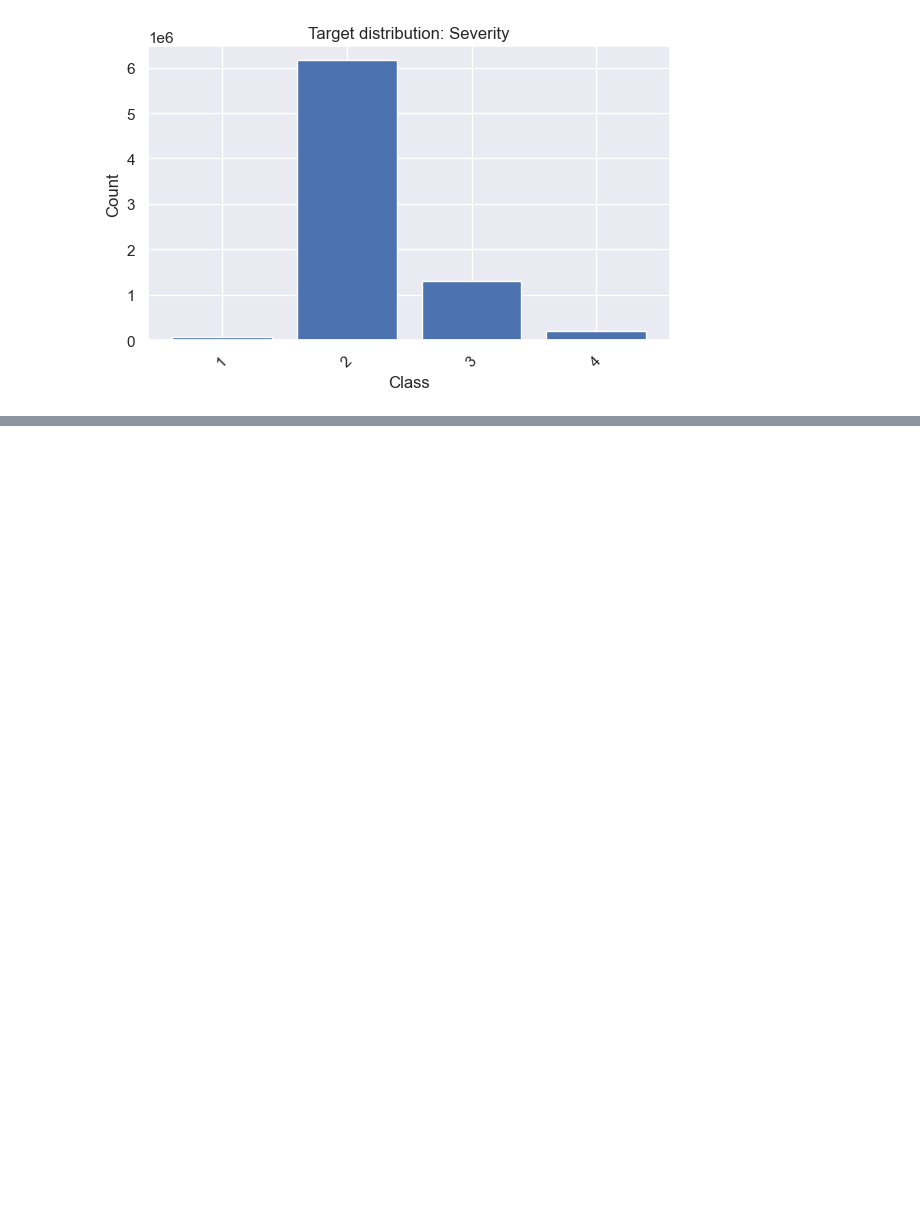
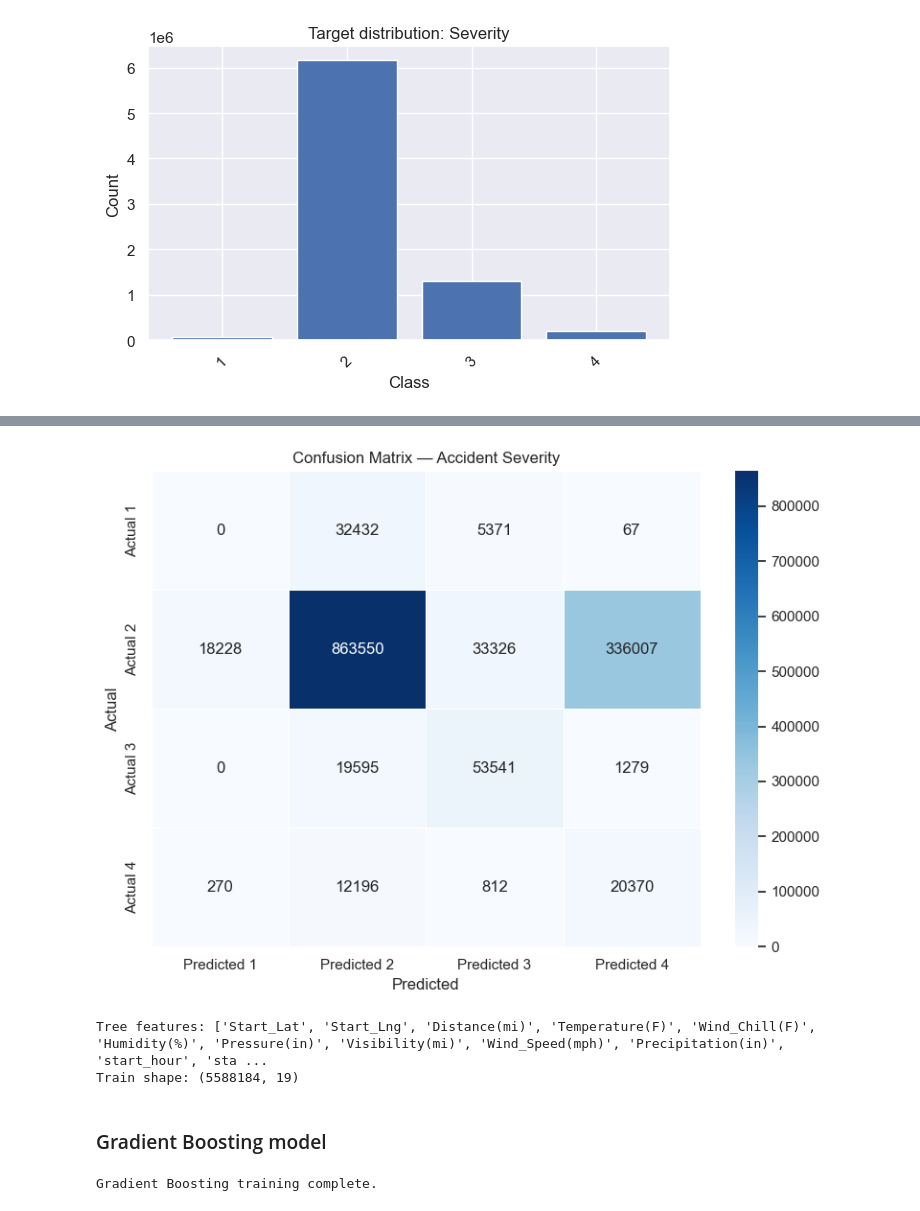
Before and after one commit to NSriDatta16/US-Accidents-Prediction, a Jupyter notebook: notebooks/accident_severity_analysis.ipynb, the cells around one changed output, grey strips where cells are left out. Saved outputs shown, nothing was run; the diff lists cells and outputs as text; code cells hidden in the pictures; blank space fills up the shorter version.

Commit message:
Add detailed EDA, modeling observations, and decision rationale to notebook

```diff
--- a/notebooks/accident_severity_analysis.ipynb
+++ b/notebooks/accident_severity_analysis.ipynb
@@ -173,0 +574,8 @@ Name: count, dtype: int64
+# %%
+preprocessor = ColumnTransformer(transformers=
+                                 [("cat",OneHotEncoder(handle_unknown="ignore",sparse_output=True,min_frequency=0.001),
+                                       categorical_features,),
+                                       ("num", StandardScaler(with_mean=False),numeric_features),],
+                                        remainder="drop",)
+
+print("Sparse preprocessing pipeline ready (sklearn >= 1.2 compatible).")
@@ -173,0 +586,6 @@ Name: count, dtype: int64
+# %%
+sgd_clf = SGDClassifier(loss="log_loss",penalty="l2",alpha=1e-4,max_iter=10,n_jobs=-1,class_weight="balanced",random_state=42,)
+
+model_lr = Pipeline(steps=[("preprocessor", preprocessor),("classifier", sgd_clf),])
+
+print("SGD Logistic Regression pipeline created.")
@@ -173,0 +594,3 @@ Name: count, dtype: int64
+# %%
+model_lr.fit(X_train, y_train)
+print("SGD Logistic Regression training complete.")
@@ -173,0 +599,8 @@ Name: count, dtype: int64
+# %%
+y_pred = model_lr.predict(X_test)
+
+print("Classification Report:")
+print(classification_report(y_test, y_pred))
+
+print("Confusion Matrix:")
+display(pd.DataFrame(confusion_matrix(y_test, y_pred)))
@@ -173,0 +626,39 @@ Name: count, dtype: int64
+# %%
+labels = sorted(y_test.unique())
+
+cm = confusion_matrix(y_test, y_pred, labels=labels)
+cm_df = pd.DataFrame(cm,index=[f"Actual {l}" for l in labels],columns=[f"Predicted {l}" for l in labels],)
+plt.figure(figsize=(8, 6))
+sns.heatmap(cm_df,annot=True,fmt="d",cmap="Blues",linewidths=0.5)
+plt.title("Confusion Matrix — Accident Severity")
+plt.ylabel("Actual")
+plt.xlabel("Predicted")
+plt.tight_layout()
+plt.show()
+# %% [output]
+[figure, added]
+# %%
+tree_features = numeric_features + [
+    "start_hour","start_dayofweek","start_month","is_weekend","is_rush_hour"]
+
+X_train_tree = train_df[tree_features]
+X_test_tree = test_df[tree_features]
+
+y_train_tree = y_train
+y_test_tree = y_test
+
+print("Tree features:", tree_features)
+print("Train shape:", X_train_tree.shape)
+# %% [output]
+Tree features: ['Start_Lat', 'Start_Lng', 'Distance(mi)', 'Temperature(F)', 'Wind_Chill(F)', 'Humidity(%)', 'Pressure(in)', 'Visibility(mi)', 'Wind_Speed(mph)', 'Precipitation(in)', 'start_hour', 'sta ...
+Train shape: (5588184, 19)
+# %% [markdown]
+### Gradient Boosting model
+# %%
+from sklearn.ensemble import HistGradientBoostingClassifier
+gb_model = HistGradientBoostingClassifier(learning_rate=0.05,max_depth=8,max_iter=200,class_weight="balanced",random_state=42)
+gb_model.fit(X_train_tree, y_train_tree)
+
+print("Gradient Boosting training complete.")
+# %% [output]
+Gradient Boosting training complete.
```
Also changed, not shown: parts of 69 cells of this notebook.
